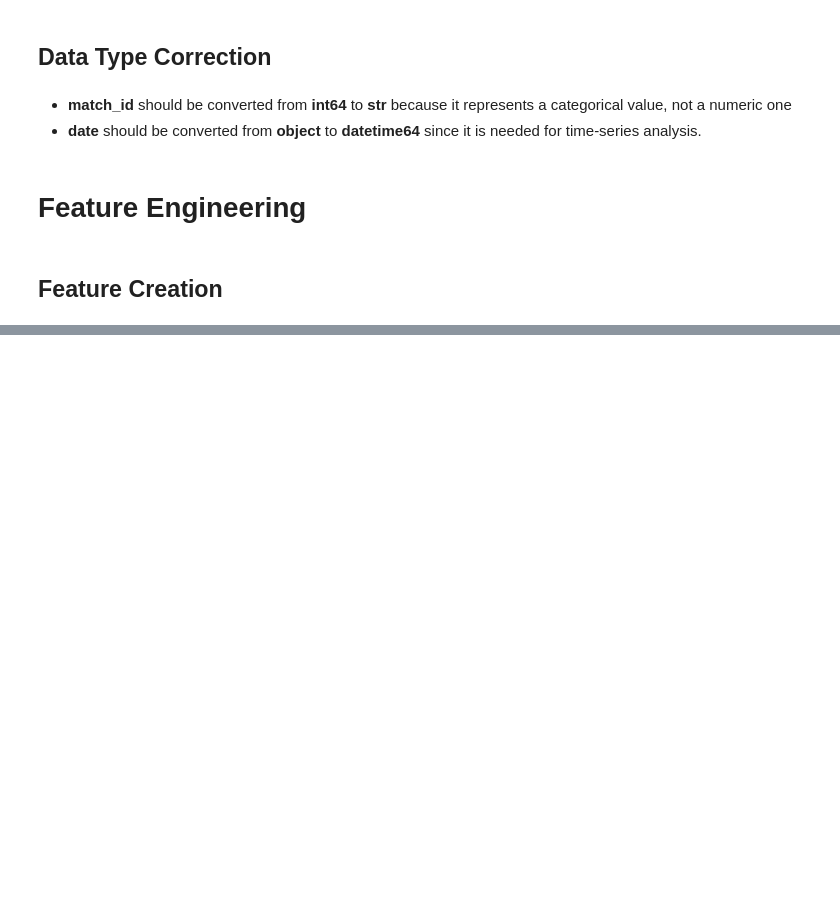
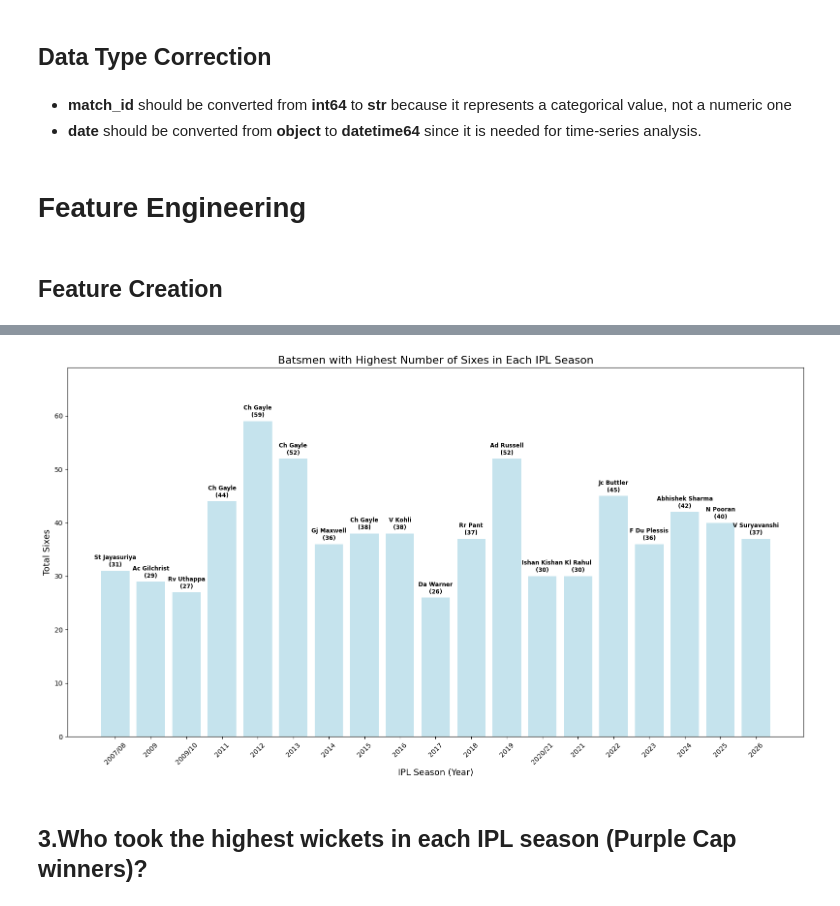
Before and after one commit to PWN-N/Data_Pre-processing, a Jupyter notebook: Cricket_Analysis.ipynb, the cells around one changed output, grey strips where cells are left out. Cells and saved outputs as stored; diff of their text form; code cells hidden in the pictures; blank space fills up the shorter version.

```diff
--- a/Cricket_Analysis.ipynb
+++ b/Cricket_Analysis.ipynb
@@ -276,0 +383,6 @@ df['is_dot_ball'] = (df['total_runs']==0).astype(int)
+# %%
+batter_sixes = df.groupby(['season', 'batter'])['is_six'].sum().reset_index()
+top_six_hitter_idx = batter_sixes.groupby('season')['is_six'].idxmax()
+most_sixes_per_season = batter_sixes.loc[top_six_hitter_idx]
+most_sixes_per_season = most_sixes_per_season.rename(columns={'is_six': 'total_sixes'})
+most_sixes_per_season
@@ -276,0 +407,27 @@ df['is_dot_ball'] = (df['total_runs']==0).astype(int)
+# %%
+plt.figure(figsize=(16, 9))
+# Create vertical bar plot
+bars = plt.bar(most_sixes_per_season['season'], most_sixes_per_season['total_sixes'], color='lightblue', alpha=0.7)
+
+# Correctly align labels for a vertical bar plot horizontally
+for bar, batter, sixes in zip(bars, most_sixes_per_season['batter'], most_sixes_per_season['total_sixes']):
+    height = bar.get_height()
+    x_pos = bar.get_x() + bar.get_width() / 2
+    # Place the label just above each bar, displayed horizontally
+    # We split the name and sixes into two lines to prevent overlap with adjacent bars
+    plt.text(x_pos, height + 0.5, f'{batter}\n({sixes})',
+             ha='center', va='bottom', fontsize=8.5, fontweight='bold', rotation=0)
+
+plt.xlabel('IPL Season (Year)', fontsize=13)
+plt.ylabel('Total Sixes', fontsize=13)
+plt.title('Batsmen with Highest Number of Sixes in Each IPL Season', fontsize=16)
+plt.xticks(rotation=45)
+
+# Add extra room on the y-axis for the horizontal text labels
+plt.ylim(0, most_sixes_per_season['total_sixes'].max() + 10)
+plt.tight_layout()
+plt.show()
+# %% [output]
+[figure, added]
+# %% [markdown]
+## 3.Who took the highest wickets in each IPL season (Purple Cap winners)?
```
Also changed, not shown: parts of 43 cells of this notebook.
